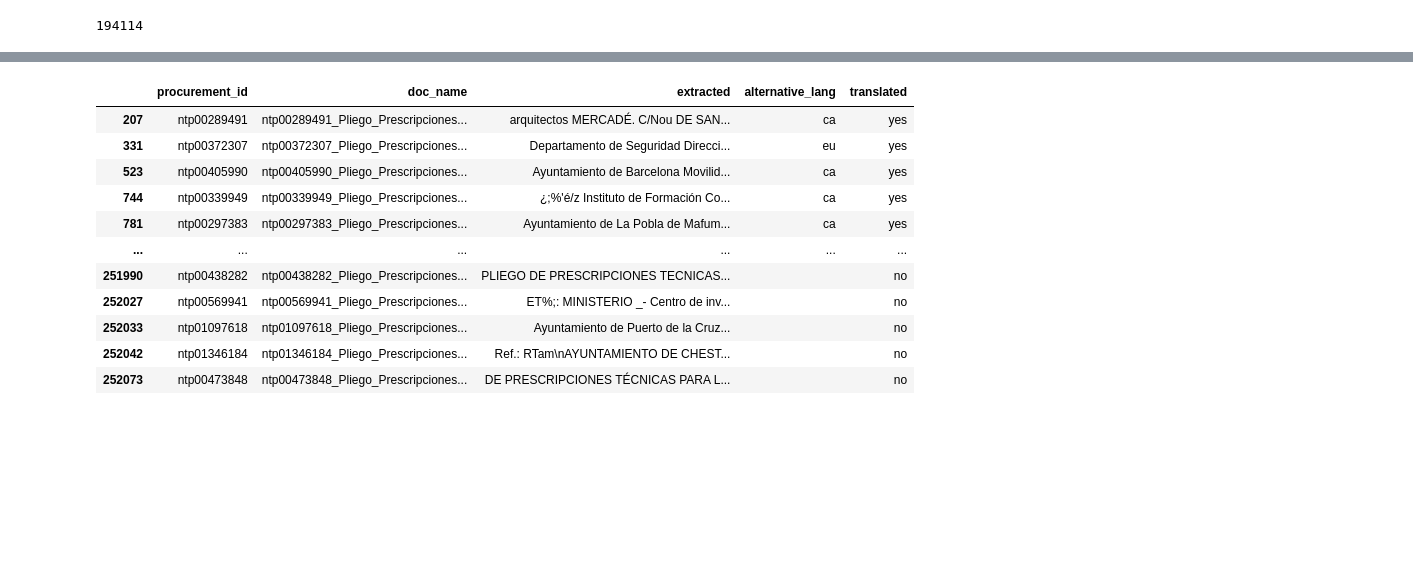
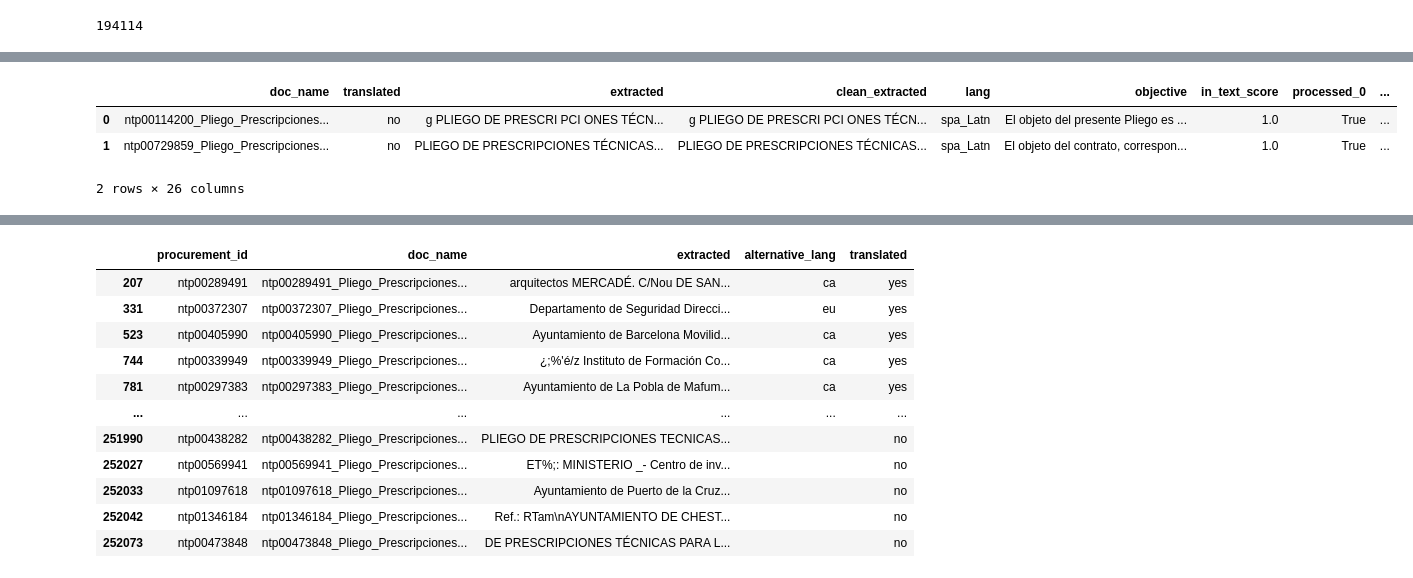
Before and after one commit to nextprocurement/NP-Text_Object, a Jupyter notebook: notebooks/create_final_dtset.ipynb, the cells around one changed output, grey strips where cells are left out. Cells and saved outputs as stored; diff of their text form; code cells hidden in the pictures; blank space fills up the shorter version.

```diff
--- a/notebooks/create_final_dtset.ipynb
+++ b/notebooks/create_final_dtset.ipynb
@@ -137,0 +157,7 @@ combined_df
+# %%
+df_df_to_merge.head(2)
+# %% [output]
+|  | doc_name | translated | extracted | clean_extracted | lang | objective | in_text_score | processed_0 | ... |
+| 0 | ntp00114200_Pliego_Prescripciones... | no | g PLIEGO DE PRESCRI PCI ONES TÉCN... | g PLIEGO DE PRESCRI PCI ONES TÉCN... | spa_Latn | El objeto del presente Pliego es ... | 1.0 | True | ... |
+| 1 | ntp00729859_Pliego_Prescripciones... | no | PLIEGO DE PRESCRIPCIONES TÉCNICAS... | PLIEGO DE PRESCRIPCIONES TÉCNICAS... | spa_Latn | El objeto del contrato, correspon... | 1.0 | True | ... |
+2 rows × 26 columns
```
Also changed, not shown: parts of 12 cells of this notebook, 13 other files.
